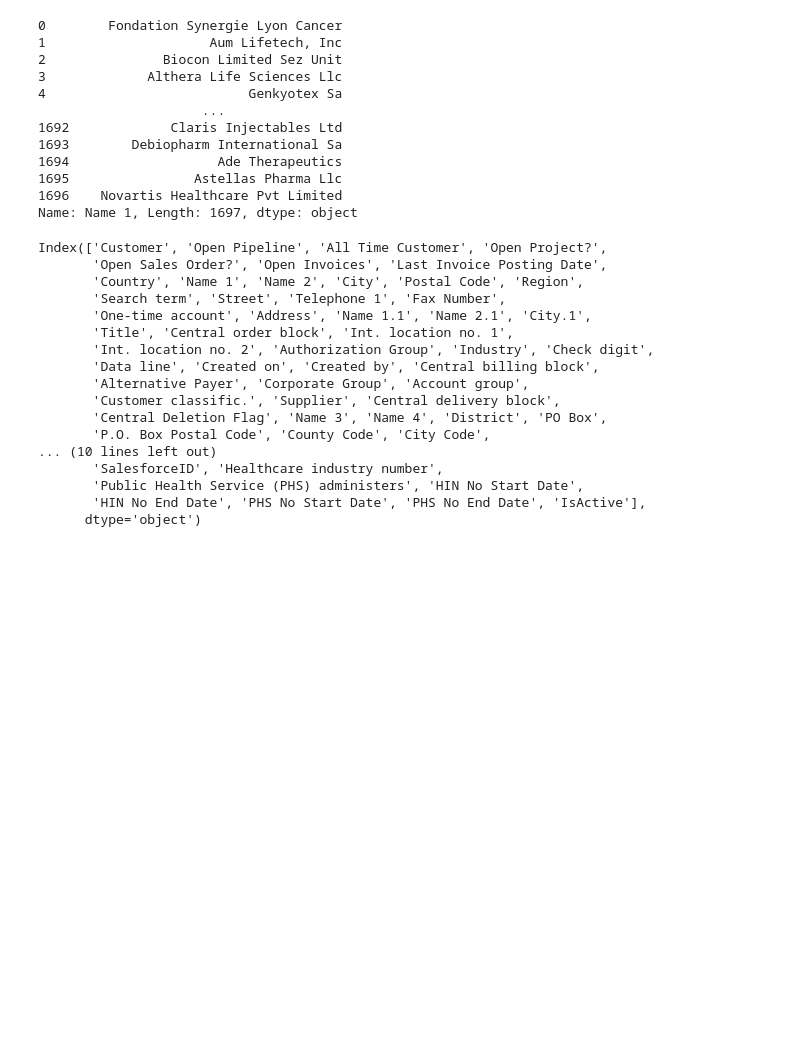
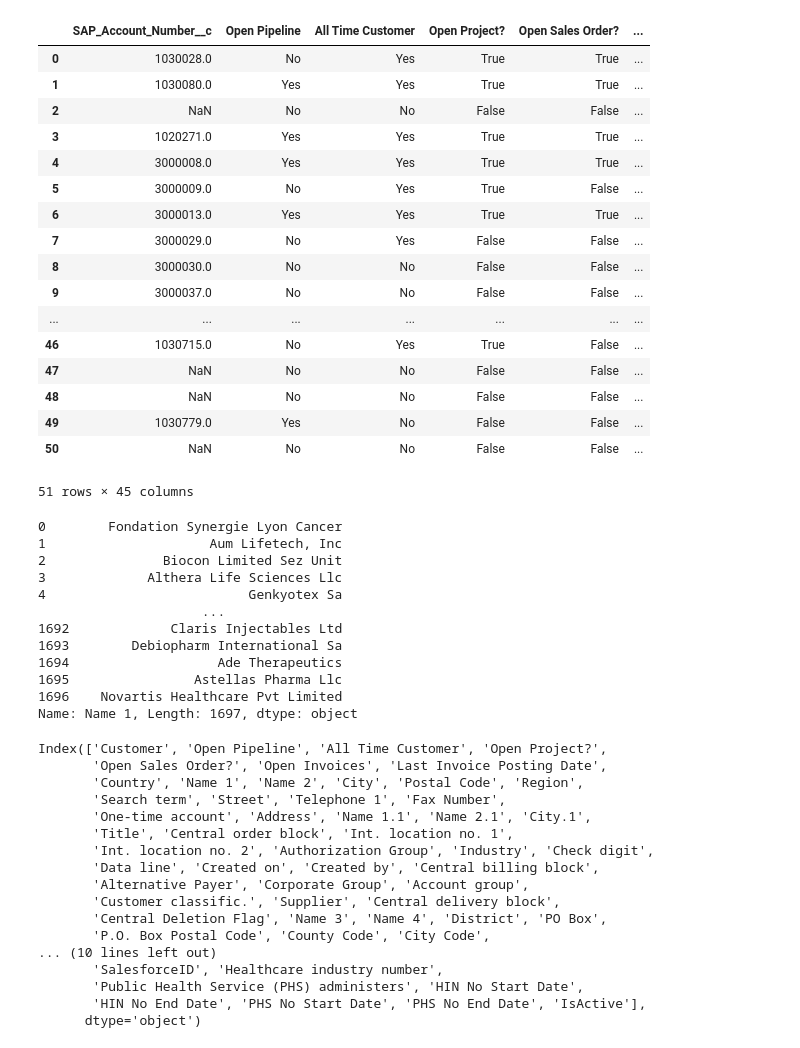
Before and after one commit to abheernarula/Code, a Jupyter notebook: test.ipynb, the cells around one changed output. Saved outputs shown, nothing was run; the diff lists cells and outputs as text; code cells hidden in the pictures; blank space fills up the shorter version.

```diff
--- a/test.ipynb
+++ b/test.ipynb
@@ -2,6 +2,48 @@
 # from tqdm import tqdm
 import pandas as pd
 # tqdm.pandas()\
+# %%
+def test(df,col):
+    try:
+        return df[col]
+    except:
+        for i in col:
+            cols = [i for i in col if i in df.columns]
+        return df[cols]
+# %%
+f = pd.read_excel(r'C:\Users\abhena\Biocon Limited\Data Management Office - Data Management Office\Data Cleansing\Python\Scripts\Customer\sfdcData_50.xlsx', sheet_name='ACCOUNT')
+# %%
+col = ['SAP_Account_Number__c', 'Open Pipeline', 'All Time Customer', 'Open Project?',
+        'Open Sales Order?', 'Open Invoices', 'Last Invoice Posting Date', 'VAT_Number__c', 'Phone',
+        'GST_Number__c', 'PAN_Number__c', 'BillingStreet', 'BillingAddress.street', 'BillingStateCode',
+        'BillingPostalCode', 'Name', 'Industry_Sector__c', 'Industry', 'BillingCountryCode',
+        'BillingAddress.countryCode', 'BillingCity', 'KTOKD__c', 'Customer_Type__c',
+        'SAP_Customer_Creation_Date__c', 'CreatedDate', 'CreatedById','ZTERM__c', 'AKONT__c',
+        'MAHNA__c', 'Total_Credit_Limit__c', 'Credit_Limit__c', 'VSBED__c', 'Sales_Organization__c',
+        'INCO1__c', 'INCO2__c', 'SPART__c', 'VTWEG__c', 'KALKS__c', 'KTGRD__c', 'CurrencyIsoCode',
+        'Account_Currency__c','Company_Size__c', 'Business_Unit__c', 'Portfolio__c',
+        'Customer_Category__c']
+# %%
+test(f,col)
+# %% [output]
+|  | SAP_Account_Number__c | Open Pipeline | All Time Customer | Open Project? | Open Sales Order? | ... |
+| 0 | 1030028.0 | No | Yes | True | True | ... |
+| 1 | 1030080.0 | Yes | Yes | True | True | ... |
+| 2 | NaN | No | No | False | False | ... |
+| 3 | 1020271.0 | Yes | Yes | True | True | ... |
+| 4 | 3000008.0 | Yes | Yes | True | True | ... |
+| 5 | 3000009.0 | No | Yes | True | False | ... |
+| 6 | 3000013.0 | Yes | Yes | True | True | ... |
+| 7 | 3000029.0 | No | Yes | False | False | ... |
+| 8 | 3000030.0 | No | No | False | False | ... |
+| 9 | 3000037.0 | No | No | False | False | ... |
+| ... | ... | ... | ... | ... | ... | ... |
+| 46 | 1030715.0 | No | Yes | True | False | ... |
+| 47 | NaN | No | No | False | False | ... |
+| 48 | NaN | No | No | False | False | ... |
+| 49 | 1030779.0 | Yes | No | False | False | ... |
+| 50 | NaN | No | No | False | False | ... |
+51 rows × 45 columns
 # %%
 zsc = pd.read_excel(r'C:\Users\abhena\Biocon Limited\Data Management Office - Data Management Office\Data Cleansing\Material master data\PO Text\ZSC1_PO.xlsx', sheet_name='Materials')
 # %%
```
Also changed, not shown: 12 other files.
